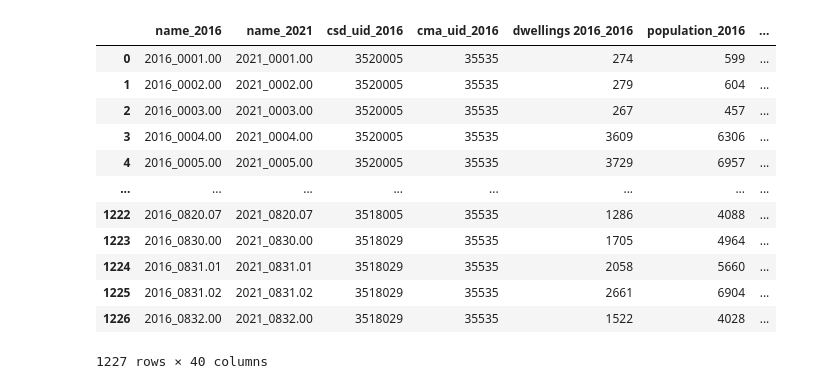
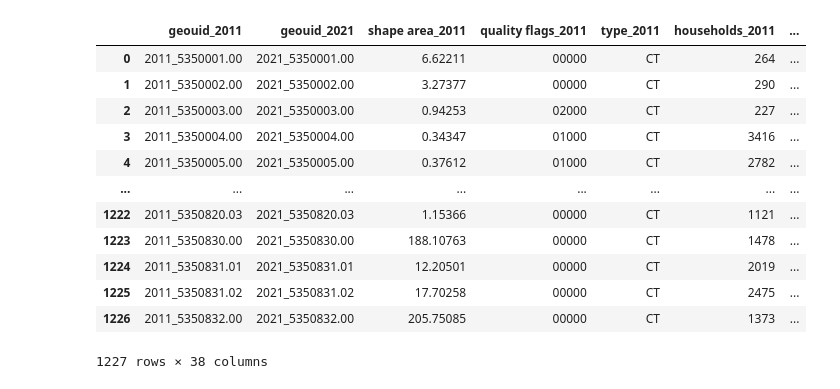
Before and after one commit to ecorbin567/piccard2, a Jupyter notebook: src/piccard/testing.ipynb, the cells around one changed output. Saved outputs shown, nothing was run; the diff lists cells and outputs as text; code cells hidden in the pictures.

Commit message:
added more column filtering and separated all filtering into a separate method

```diff
--- a/src/piccard/testing.ipynb
+++ b/src/piccard/testing.ipynb
@@ -28,24 +27,27 @@ households_data_2021.rename(columns={'v_CA21_434: Occupied private dwellings by
 households_data_2016.rename(columns={'v_CA16_408: Occupied private dwellings by structural type of dwelling data': 'occupied_private_dwellings',
                                      'v_CA16_409: Single-detached house': 'single_detached_house',
                                      'v_CA16_410: Apartment in a building that has five or more storeys': 'apt_five_or_more'}, inplace=True)
+households_data_2011.rename(columns={'v_CA11F_199: Total number of occupied private dwellings by structural type of dwelling': 'occupied_private_dwellings',
+                                     'v_CA11F_200: Single-detached house': 'single_detached_house',
+                                     'v_CA11F_201: Apartment, building that has five or more storeys': 'apt_five_or_more',}, inplace=True)
 # %%
-census_dfs = [households_data_2016, households_data_2021]
-years = ['2016', '2021']
+census_dfs = [households_data_2011, households_data_2021]
+years = ['2011', '2021']
 
-network_table = pc.create_network_table(census_dfs, years, 'name')
+network_table = pc.create_network_table(census_dfs, years, 'GeoUID')
 network_table
 # %% [output]
-|  | name_2016 | name_2021 | csd_uid_2016 | cma_uid_2016 | dwellings 2016_2016 | population_2016 | ... |
-| 0 | 2016_0001.00 | 2021_0001.00 | 3520005 | 35535 | 274 | 599 | ... |
-| 1 | 2016_0002.00 | 2021_0002.00 | 3520005 | 35535 | 279 | 604 | ... |
-| 2 | 2016_0003.00 | 2021_0003.00 | 3520005 | 35535 | 267 | 457 | ... |
-| 3 | 2016_0004.00 | 2021_0004.00 | 3520005 | 35535 | 3609 | 6306 | ... |
-| 4 | 2016_0005.00 | 2021_0005.00 | 3520005 | 35535 | 3729 | 6957 | ... |
+|  | geouid_2011 | geouid_2021 | shape area_2011 | quality flags_2011 | type_2011 | households_2011 | ... |
+| 0 | 2011_5350001.00 | 2021_5350001.00 | 6.62211 | 00000 | CT | 264 | ... |
+| 1 | 2011_5350002.00 | 2021_5350002.00 | 3.27377 | 00000 | CT | 290 | ... |
+| 2 | 2011_5350003.00 | 2021_5350003.00 | 0.94253 | 02000 | CT | 227 | ... |
+| 3 | 2011_5350004.00 | 2021_5350004.00 | 0.34347 | 01000 | CT | 3416 | ... |
+| 4 | 2011_5350005.00 | 2021_5350005.00 | 0.37612 | 01000 | CT | 2782 | ... |
 | ... | ... | ... | ... | ... | ... | ... | ... |
-| 1222 | 2016_0820.07 | 2021_0820.07 | 3518005 | 35535 | 1286 | 4088 | ... |
-| 1223 | 2016_0830.00 | 2021_0830.00 | 3518029 | 35535 | 1705 | 4964 | ... |
-| 1224 | 2016_0831.01 | 2021_0831.01 | 3518029 | 35535 | 2058 | 5660 | ... |
-| 1225 | 2016_0831.02 | 2021_0831.02 | 3518029 | 35535 | 2661 | 6904 | ... |
-| 1226 | 2016_0832.00 | 2021_0832.00 | 3518029 | 35535 | 1522 | 4028 | ... |
+| 1222 | 2011_5350820.03 | 2021_5350820.03 | 1.15366 | 00000 | CT | 1121 | ... |
+| 1223 | 2011_5350830.00 | 2021_5350830.00 | 188.10763 | 00000 | CT | 1478 | ... |
+| 1224 | 2011_5350831.01 | 2021_5350831.01 | 12.20501 | 00000 | CT | 2019 | ... |
+| 1225 | 2011_5350831.02 | 2021_5350831.02 | 17.70258 | 00000 | CT | 2475 | ... |
+| 1226 | 2011_5350832.00 | 2021_5350832.00 | 205.75085 | 00000 | CT | 1373 | ... |
-1227 rows × 40 columns
+1227 rows × 38 columns
 # %%
```
Also changed, not shown: parts of 7 cells of this notebook, 1 other file.
